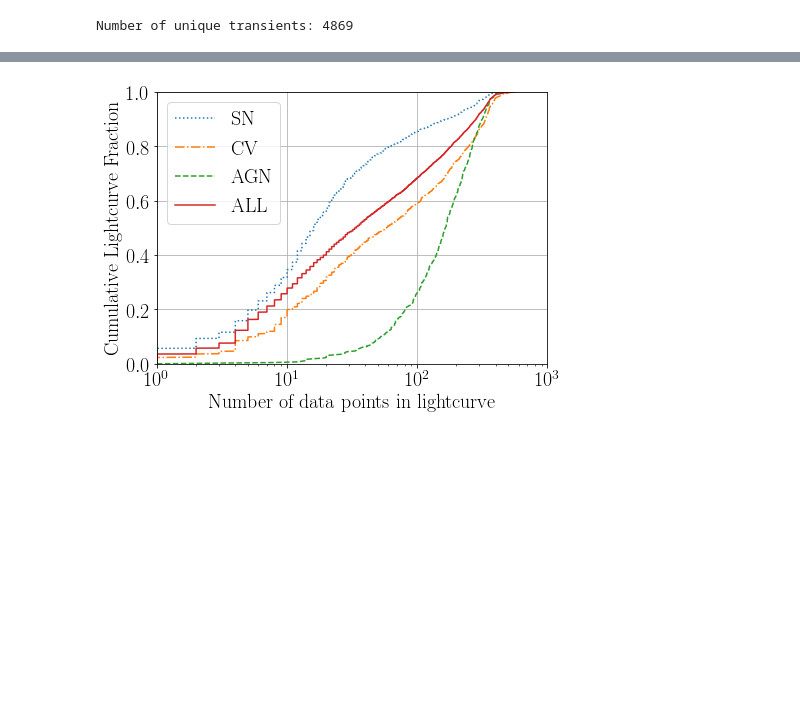
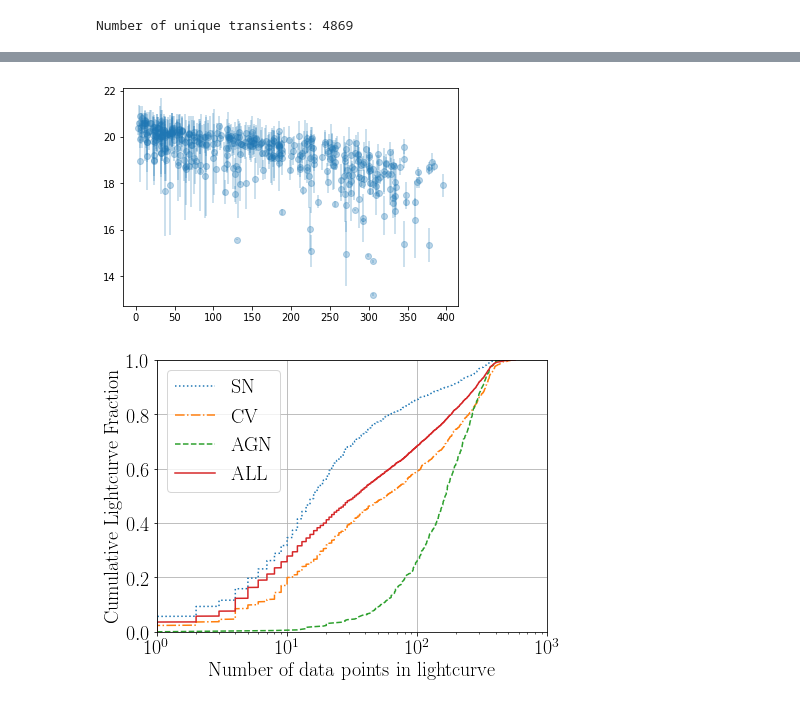
Before and after one commit to MachineLearningUniandes/MANTRA, a Jupyter notebook: nb-explore/explore_light_curves.ipynb, the cells around one changed output, grey strips where cells are left out. Cells and saved outputs as stored; diff of their text form; code cells hidden in the pictures; blank space fills up the shorter version.

```diff
--- a/nb-explore/explore_light_curves.ipynb
+++ b/nb-explore/explore_light_curves.ipynb
@@ -75,0 +60,9 @@ YSO & 22 \\
+# %%
+# Counts how many lightcurves per class do we have.
+# Print them in reverse order
+count = Counter(list((df_labels['class'])))
+class_names = list(count.keys())
+class_count = list(count.values())
+ii = np.argsort(class_count)[::-1] # reverse order
+for i in ii[::-1]:
+    print("{} & {} \\\\".format(class_names[i], class_count[i]))
@@ -76,11 +87,25 @@ YSO & 22 \\
 # %%
+# Count:
+# - how many data points do we have in every light-curve
+# - average magnitude per light curve
+# - magnitude standard deviation per light curve
 len_curve = []
 classes = []
+average_mag = []
+std_dev_mag = []
 n_points = len(set(df_transient.index.get_level_values('ID')))
+n_points = 400
 for i in range(n_points):
     df_item = df_transient[df_transient.index.get_level_values('ID').isin(ids[i:i+1])]
     len_curve.append(len(df_item))
     classes.append(df_item['class'][0])
+    average_mag.append(np.average(df_item['Mag']))
+    std_dev_mag.append(np.std(df_item['Mag']))
+# %%
+_ = plt.errorbar(len_curve, average_mag, yerr=std_dev_mag, fmt='o', alpha=0.3)
+#plt.semilogx()
+# %% [output]
+[figure, added]
 # %%
 fig = plt.figure(figsize=(7,5))
 plt.rc('text', usetex=True,)
```
Also changed, not shown: parts of 3 cells of this notebook.
